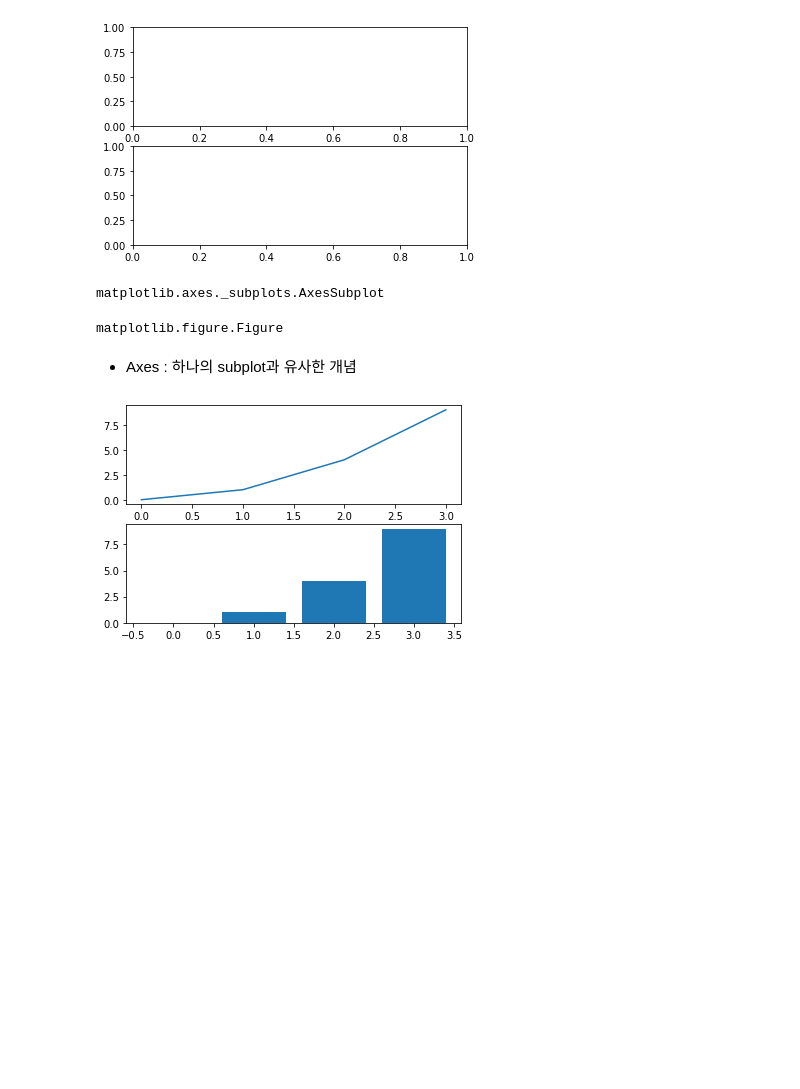
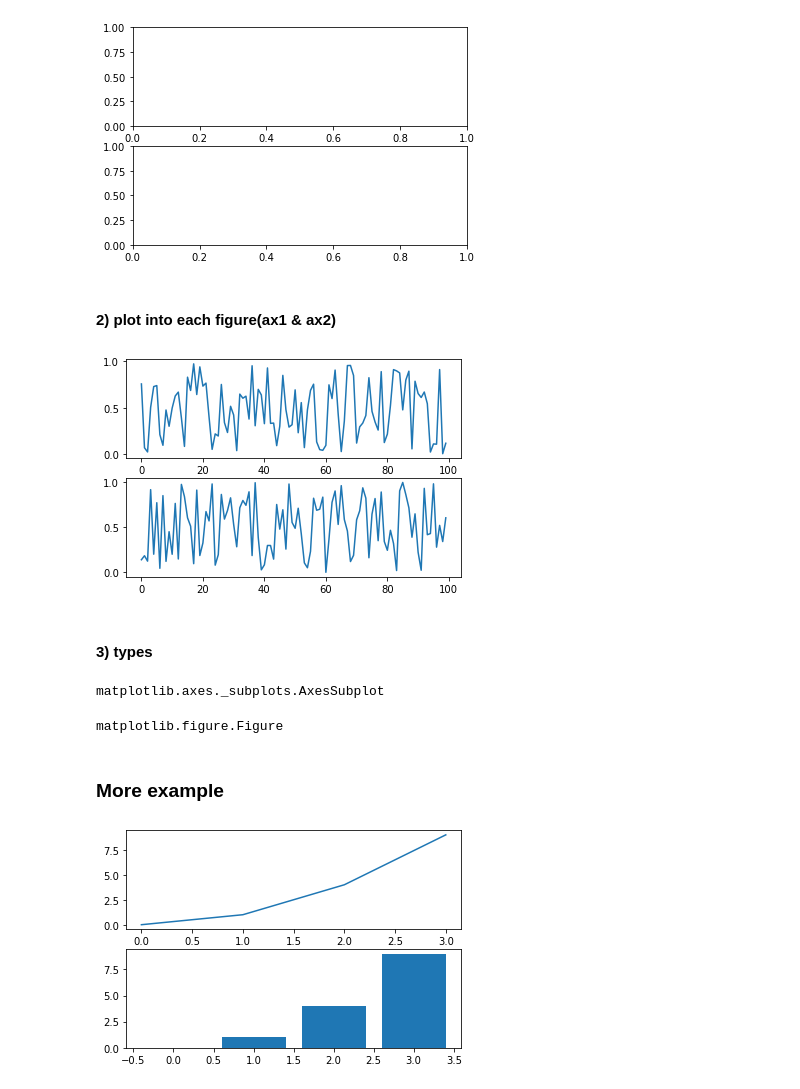
Before and after one commit to hwan141592/WILT, a Jupyter notebook: [Viz] figure & subplots.ipynb, the cells around one changed output. Saved outputs shown, nothing was run; the diff lists cells and outputs as text; code cells hidden in the pictures; blank space fills up the shorter version.

```diff
--- a/[Viz] figure & subplots.ipynb
+++ b/[Viz] figure & subplots.ipynb
@@ -18,16 +38,32 @@ ax2 = fig.add_subplot(2,1,2)
 plt.show()
 # %% [output]
 [figure]
-# %%
-type(ax1)
-# %% [output]
-matplotlib.axes._subplots.AxesSubplot
+# %% [markdown]
+#### 2) plot into each figure(ax1 & ax2)
+# %%
+fig = plt.figure()
+
+ax1 = fig.add_subplot(2,1,1)
+ax2 = fig.add_subplot(2,1,2)
+
+ax1.plot(np.random.rand(100))
+ax2.plot(np.random.rand(100))
+
+plt.show()
+# %% [output]
+[figure, added]
+# %% [markdown]
+#### 3) types
+# %%
+type(ax1)   # Axes : 하나의 subplot과 유사한 개념
+# %% [output]
+matplotlib.axes._subplots.AxesSubplot
 # %%
 type(fig)
 # %% [output]
 matplotlib.figure.Figure
-# %% [markdown]
- - Axes : 하나의 subplot과 유사한 개념
+# %% [markdown]
+### More example
 # %%
 import matplotlib.pyplot as plt
 
```
Also changed, not shown: parts of 19 cells of this notebook.
